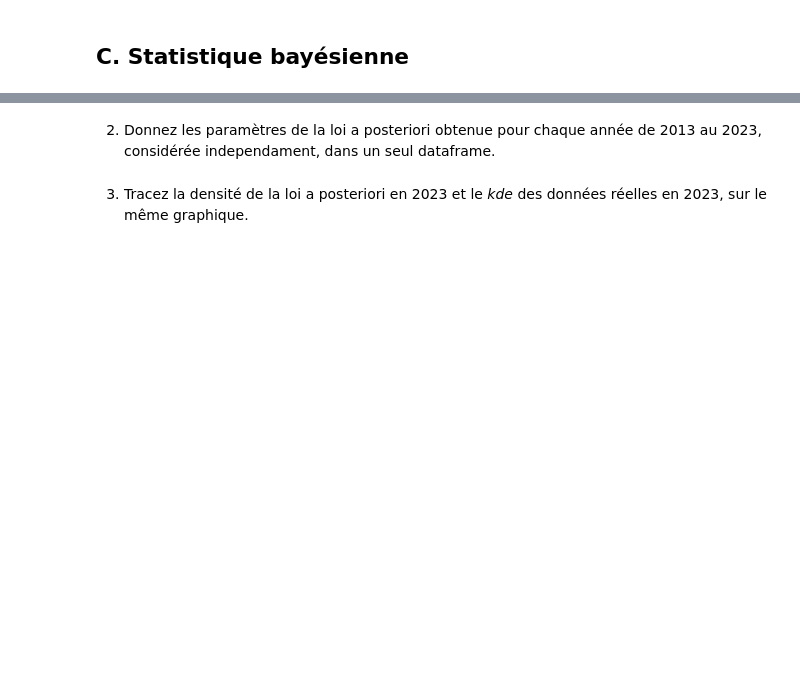
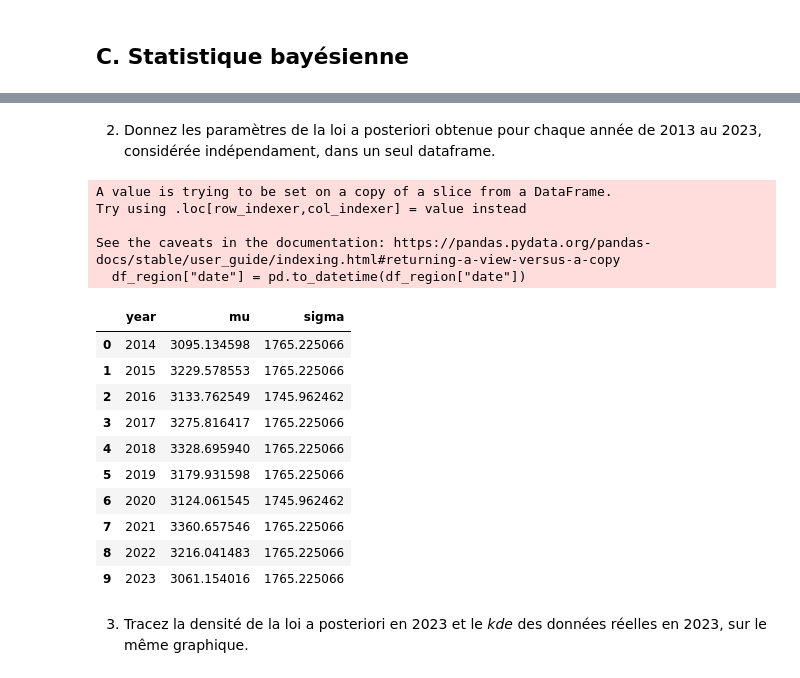
Before and after one commit to MrMay0/Statistics-Project, a Jupyter notebook: mini-project_FR.ipynb, the cells around one changed output, grey strips where cells are left out. Drawn from its saved outputs; the diff is of its cells as text; code cells hidden in the pictures; blank space fills up the shorter version.

```diff
--- a/mini-project_FR.ipynb
+++ b/mini-project_FR.ipynb
@@ -400,4 +475,51 @@ Votre réponse :
 # %% [markdown]
-2. Donnez les paramètres de la loi a posteriori obtenue pour chaque année de 2013 au 2023, considérée independament, dans un seul dataframe.
+2. Donnez les paramètres de la loi a posteriori obtenue pour chaque année de 2013 au 2023, considérée indépendament, dans un seul dataframe.
+# %%
+df_param = pd.DataFrame(columns=['year','mu','sigma'])
+
+df_winter_Br_2023 = pd.DataFrame(columns=df_region.columns) # Utile pour la suite
+
+mu_0 = 3500
+sigma = 400
+sigma_0=500
+
+# Rappel df_region contient les données pour la région Bretagne
+df_region["date"] = pd.to_datetime(df_region["date"])
+
+for i in range(2013,2023):
+
+    start_date = pd.Timestamp(f'{i}-12-22')
+    end_date = pd.Timestamp(f'{i+1}-03-21')
+    df_region_winter_year = df_region[(df_region['date']>= start_date) & (df_region["date"]<= end_date)]
+    if i==2022:
+        df_winter_Br_2023 = df_region_winter_year
+    sum_xi = df_region_winter_year["consumption"].sum()
+    mu = (mu_0*(sigma)**2 + sigma_0**2 *sum_xi)/(df_region_winter_year["consumption"].count()*(sigma_0)**2 + (sigma)**2)
+    new_sigma = ((sigma_0)**2 * (sigma)**2)/(df_region_winter_year["consumption"].count()*(sigma_0)**2 + (sigma)**2)
+    row = {'year': i+1, 'mu': mu, 'sigma': new_sigma} #winter n = december of year (n-1) to march of year n
+    df_param = pd.concat([df_param, pd.DataFrame([row])])
+
+#On rajoute des indices aux lignes
+df_param = df_param.reset_index(drop=True)
+# %% [output]
+A value is trying to be set on a copy of a slice from a DataFrame.
+Try using .loc[row_indexer,col_indexer] = value instead
+
+See the caveats in the documentation: https://pandas.pydata.org/pandas-docs/stable/user_guide/indexing.html#returning-a-view-versus-a-copy
+  df_region["date"] = pd.to_datetime(df_region["date"])
+# %%
+df_param
+# %% [output]
+|  | year | mu | sigma |
+| 0 | 2014 | 3095.134598 | 1765.225066 |
+| 1 | 2015 | 3229.578553 | 1765.225066 |
+| 2 | 2016 | 3133.762549 | 1745.962462 |
+| 3 | 2017 | 3275.816417 | 1765.225066 |
+| 4 | 2018 | 3328.695940 | 1765.225066 |
+| 5 | 2019 | 3179.931598 | 1765.225066 |
+| 6 | 2020 | 3124.061545 | 1745.962462 |
+| 7 | 2021 | 3360.657546 | 1765.225066 |
+| 8 | 2022 | 3216.041483 | 1765.225066 |
+| 9 | 2023 | 3061.154016 | 1765.225066 |
 # %% [markdown]
 3. Tracez la densité de la loi a posteriori en 2023 et le *kde* des données réelles en 2023, sur le même graphique.
```
Also changed, not shown: parts of 18 cells of this notebook.
